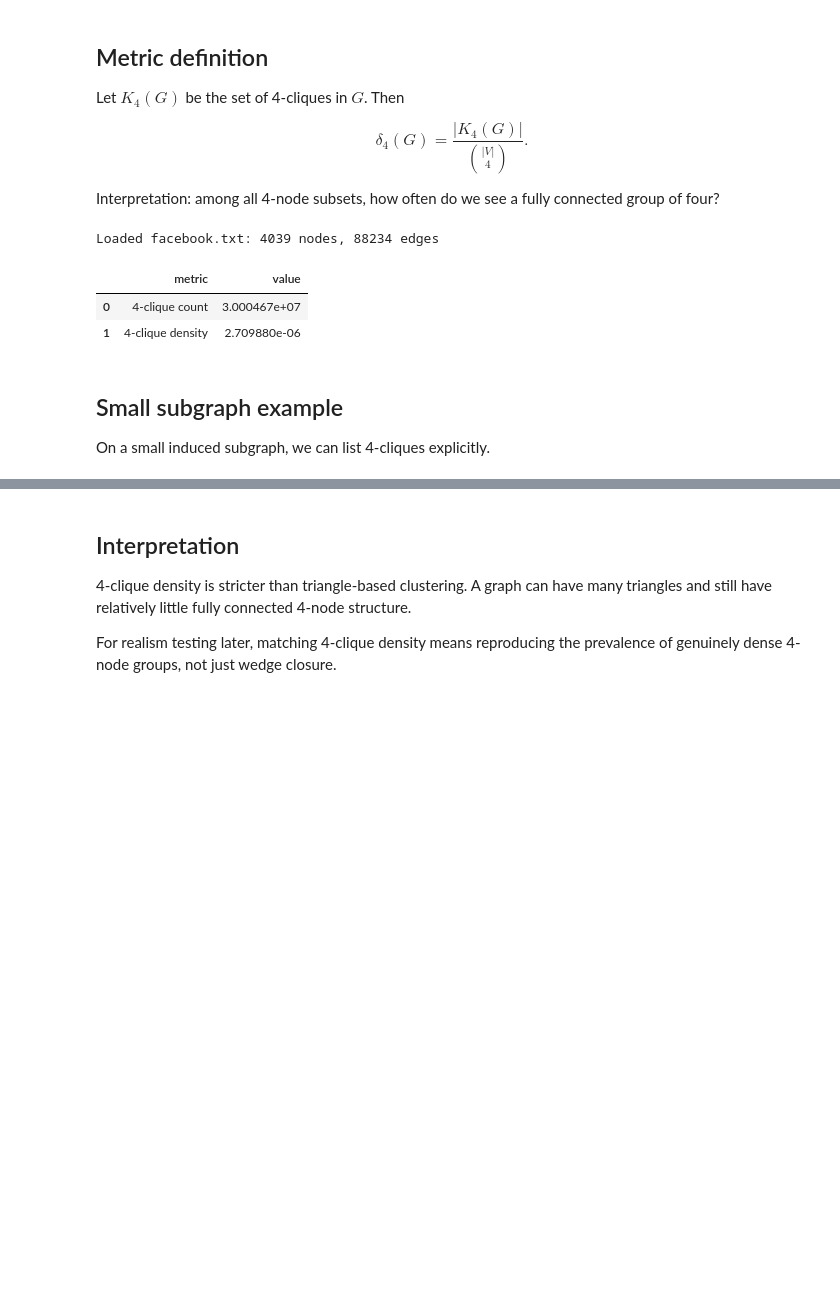
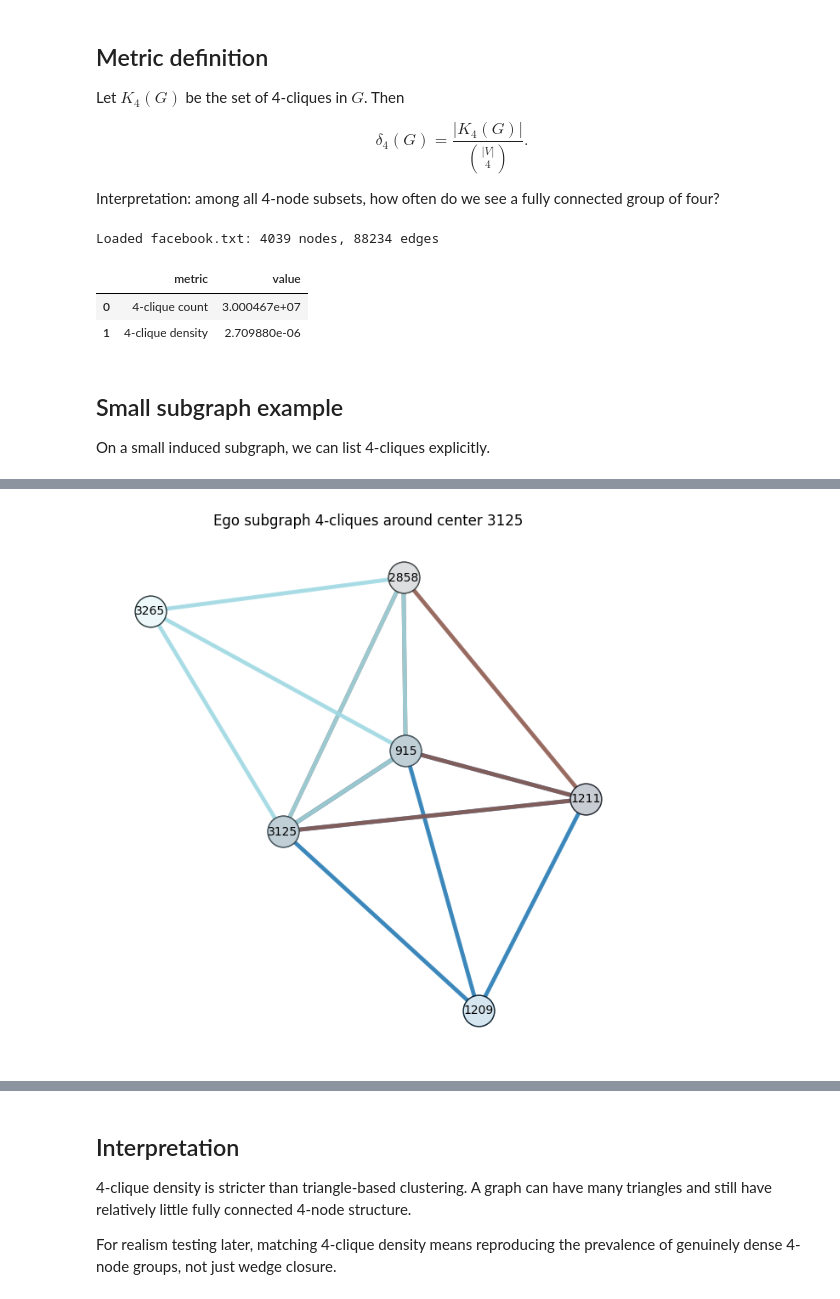
Before and after one commit to stfran/edge-probability-graph-model, a Jupyter notebook: cluster_analysis/facebook_k_density_walkthrough.ipynb, the cells around one changed output, grey strips where cells are left out. Drawn from its saved outputs; the diff is of its cells as text; code cells hidden in the pictures; blank space fills up the shorter version.

```diff
--- a/cluster_analysis/facebook_k_density_walkthrough.ipynb
+++ b/cluster_analysis/facebook_k_density_walkthrough.ipynb
@@ -87,4 +70,0 @@ print('subgraph nodes:', H.number_of_nodes(), 'edges:', H.number_of_edges())
-# %%
-k4s = [tuple(c) for c in nx.enumerate_all_cliques(H) if len(c) == 4]
-print('number of 4-cliques in small subgraph:', len(k4s))
-pd.DataFrame({'4-clique': k4s[:20]})
@@ -97,0 +146,15 @@ pd.DataFrame([
+# %%
+center = candidate_df.iloc[0]["center"]
+H = nx.ego_graph(G, center, radius=1)
+
+k4s = [tuple(sorted(c)) for c in enumerate_k_cliques(H, 4)]
+
+print(f"Chosen center: {center}")
+print(f"Ego graph nodes: {H.number_of_nodes()}")
+print(f"Ego graph edges: {H.number_of_edges()}")
+print(f"4-clique count: {len(k4s)}")
+
+pd.DataFrame({
+    "clique_id": range(1, len(k4s) + 1),
+    "nodes": k4s
+})
@@ -98,12 +170,62 @@ pd.DataFrame([
 # %%
-if k4s:
-    clique_nodes = list(k4s[0])
+
+from itertools import combinations
+
+def plot_ego_k4_overlay(H: nx.Graph, k4s, center=None, figsize=(8, 8), seed=7):
+    """
+    Plot the ego subgraph H.
+    - All edges shown in light gray
+    - Each 4-clique overlaid in a different color
+    """
+    if len(k4s) == 0:
+        print("No 4-cliques to visualize.")
+        return
+
+    # Use only nodes that participate in at least one 4-clique
+    clique_nodes = sorted(set().union(*k4s))
     S = H.subgraph(clique_nodes).copy()
-    pos = nx.spring_layout(S, seed=3)
-    plt.figure(figsize=(4,4))
-    nx.draw_networkx(S, pos=pos, node_size=500)
-    plt.title('One 4-clique from the small subgraph')
-    plt.axis('off')
+
+    pos = nx.spring_layout(S, seed=seed)
+
+    plt.figure(figsize=figsize)
+
+    # Draw background graph
+    nx.draw_networkx_edges(S, pos, edge_color="lightgray", width=1.5, alpha=0.8)
+    nx.draw_networkx_nodes(S, pos, node_color="white", edgecolors="black", node_size=700)
+    nx.draw_networkx_labels(S, pos, font_size=10)
+
+    # Distinct colors for cliques
+    cmap = plt.cm.get_cmap("tab20", max(len(k4s), 1))
+
+    for i, clique in enumerate(k4s):
+        clique_edges = list(combinations(clique, 2))
+        color = cmap(i)
+
+        # Draw clique edges in color
+        nx.draw_networkx_edges(
+            S,
+            pos,
+            edgelist=clique_edges,
+            edge_color=[color],
+            width=3.5,
+            alpha=0.85
+        )
+
+        # Optional: tint clique nodes slightly too
+        nx.draw_networkx_nodes(
+            S,
+            pos,
+            nodelist=list(clique),
+            node_color=[color],
+            node_size=700,
+            alpha=0.18
+        )
+
+    title = f"Ego subgraph 4-cliques around center {center}" if center is not None else "Ego subgraph 4-cliques"
+    plt.title(title)
+    plt.axis("off")
     plt.show()
-else:
-    print('No 4-clique found in this small subgraph; try increasing max_nodes.')
+
+plot_ego_k4_overlay(H, k4s, center=center)
+# %% [output]
+[figure, added]
```
Also changed, not shown: parts of 10 cells of this notebook, 6 other files.
